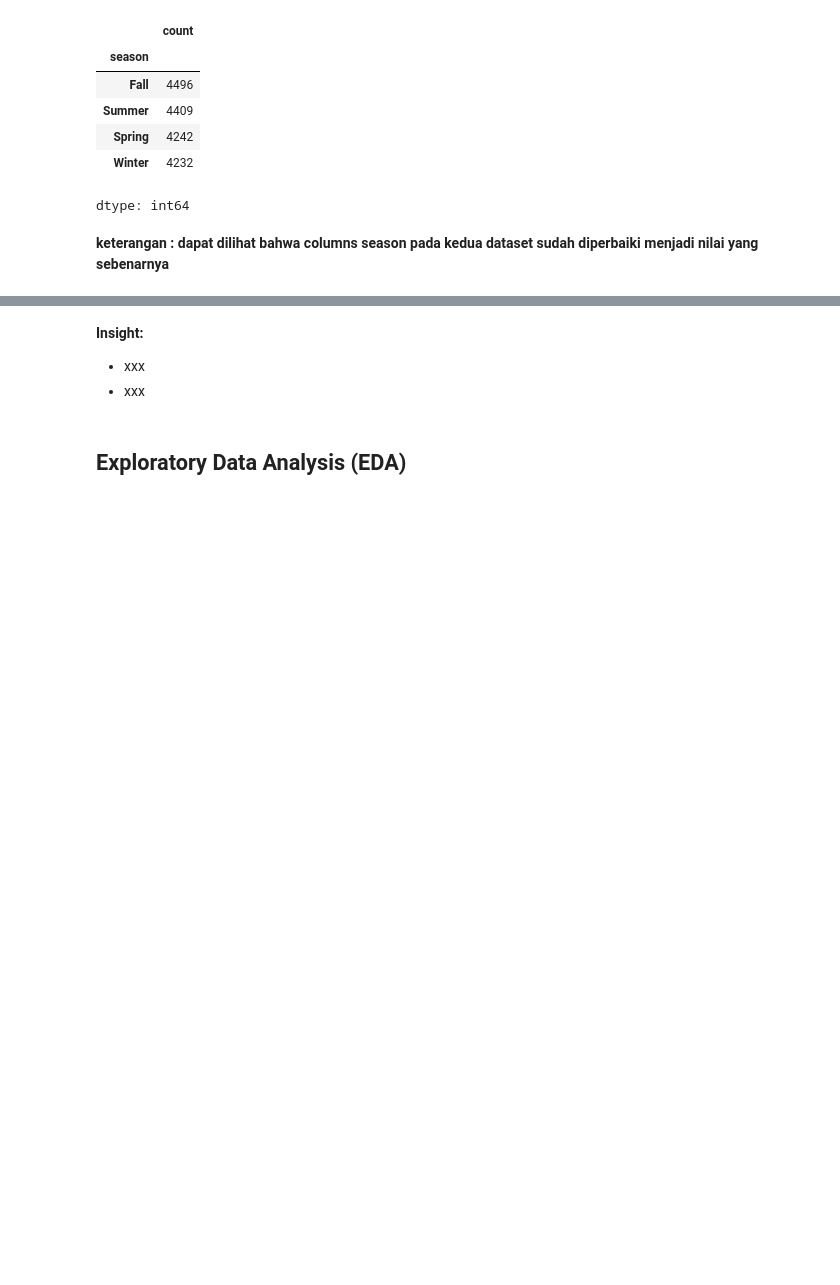
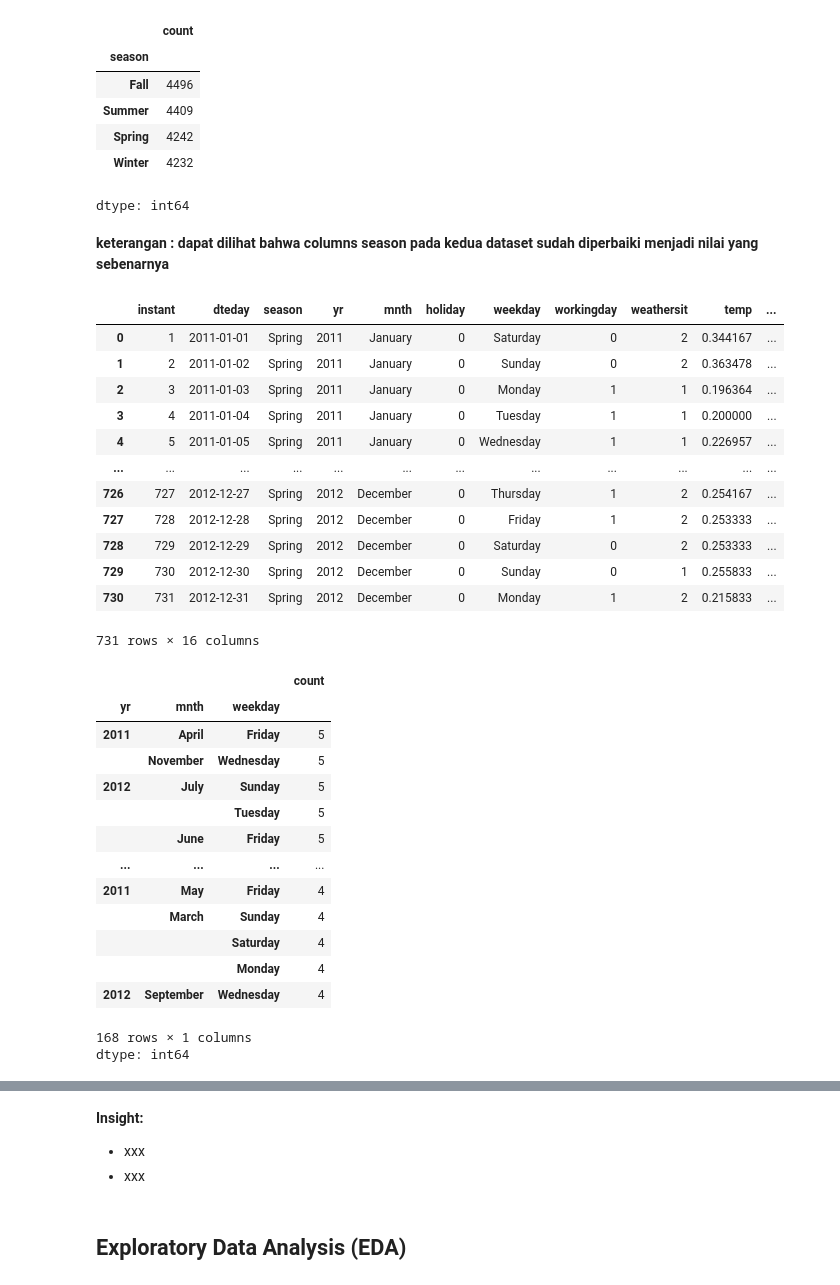
Before and after one commit to Nauviii/first_project_DataAnalayst, a Jupyter notebook: Notebook.ipynb, the cells around one changed output, grey strips where cells are left out. Drawn from its saved outputs; the diff is of its cells as text; code cells hidden in the pictures; blank space fills up the shorter version.

```diff
--- a/Notebook.ipynb
+++ b/Notebook.ipynb
@@ -324,7 +327,7 @@ def replacing_season(data_df : pd.core.frame.DataFrame )->pd.core.frame.DataFram
 # display(bike_day_df["season"].value_counts())
 # %%
 # Mengubah tipe data season pada dataset day.csv
-replacing_season(bike_day_df)
+bike_day_df = replacing_season(bike_day_df)
 display(bike_day_df)
 display(bike_day_df["season"].value_counts())
 # %% [output]
@@ -380,0 +382,62 @@ dtype: int64
+# %%
+# Mengubah tipe data yr, mnth, and weekday
+def replacing_other(df: pd.DataFrame) -> pd.DataFrame:
+    """
+    Mengubah kolom 'yr', 'mnth', dan 'weekday' dalam DataFrame berdasarkan kolom 'dteday'.
+
+    Fungsi ini memanfaatkan kolom 'dteday' yang bertipe datetime untuk membuat kolom baru:
+        - 'yr': Tahun dari kolom 'dteday'.
+        - 'mnth': Nama bulan dari kolom 'dteday'.
+        - 'weekday': Nama hari dari kolom 'dteday'.
+    Kolom-kolom baru ini ditambahkan atau diperbarui dalam DataFrame yang diberikan.
+
+    Parameter:
+        df (pd.DataFrame): DataFrame input yang harus memiliki kolom 'dteday' bertipe datetime.
+
+    Returns:
+        pd.DataFrame: DataFrame yang telah diperbarui dengan kolom 'yr', 'mnth', dan 'weekday'.
+    """
+    # Contoh mengubah kolom 'yr', 'mnth', dan 'weekday' menjadi kategori
+    df["yr"] = df["dteday"].dt.year
+    df["mnth"] = df["dteday"].dt.month_name()
+    df["weekday"] = df["dteday"].dt.day_name()
+    return df
+# %%
+# Mengubah tipe data pada dataset day.csv
+# Panggil fungsi dan perbarui DataFrame
+bike_day_df = replacing_other(bike_day_df)
+
+# Tampilkan DataFrame
+display(bike_day_df)
+
+# Tampilkan frekuensi kombinasi nilai pada kolom 'yr', 'mnth', dan 'weekday'
+display(bike_day_df[["yr", "mnth", "weekday"]].value_counts())
+# %% [output]
+|  | instant | dteday | season | yr | mnth | holiday | weekday | workingday | weathersit | temp | ... |
+| 0 | 1 | 2011-01-01 | Spring | 2011 | January | 0 | Saturday | 0 | 2 | 0.344167 | ... |
+| 1 | 2 | 2011-01-02 | Spring | 2011 | January | 0 | Sunday | 0 | 2 | 0.363478 | ... |
+| 2 | 3 | 2011-01-03 | Spring | 2011 | January | 0 | Monday | 1 | 1 | 0.196364 | ... |
+| 3 | 4 | 2011-01-04 | Spring | 2011 | January | 0 | Tuesday | 1 | 1 | 0.200000 | ... |
+| 4 | 5 | 2011-01-05 | Spring | 2011 | January | 0 | Wednesday | 1 | 1 | 0.226957 | ... |
+| ... | ... | ... | ... | ... | ... | ... | ... | ... | ... | ... | ... |
+| 726 | 727 | 2012-12-27 | Spring | 2012 | December | 0 | Thursday | 1 | 2 | 0.254167 | ... |
+| 727 | 728 | 2012-12-28 | Spring | 2012 | December | 0 | Friday | 1 | 2 | 0.253333 | ... |
+| 728 | 729 | 2012-12-29 | Spring | 2012 | December | 0 | Saturday | 0 | 2 | 0.253333 | ... |
+| 729 | 730 | 2012-12-30 | Spring | 2012 | December | 0 | Sunday | 0 | 1 | 0.255833 | ... |
+| 730 | 731 | 2012-12-31 | Spring | 2012 | December | 0 | Monday | 1 | 2 | 0.215833 | ... |
+731 rows × 16 columns
+|  |  |  | count |
+| yr | mnth | weekday |  |
+| 2011 | April | Friday | 5 |
+|  | November | Wednesday | 5 |
+| 2012 | July | Sunday | 5 |
+|  |  | Tuesday | 5 |
+|  | June | Friday | 5 |
+| ... | ... | ... | ... |
+| 2011 | May | Friday | 4 |
+|  | March | Sunday | 4 |
+|  |  | Saturday | 4 |
+|  |  | Monday | 4 |
+| 2012 | September | Wednesday | 4 |
+168 rows × 1 columns
+dtype: int64
```
Also changed, not shown: parts of 8 cells of this notebook.
